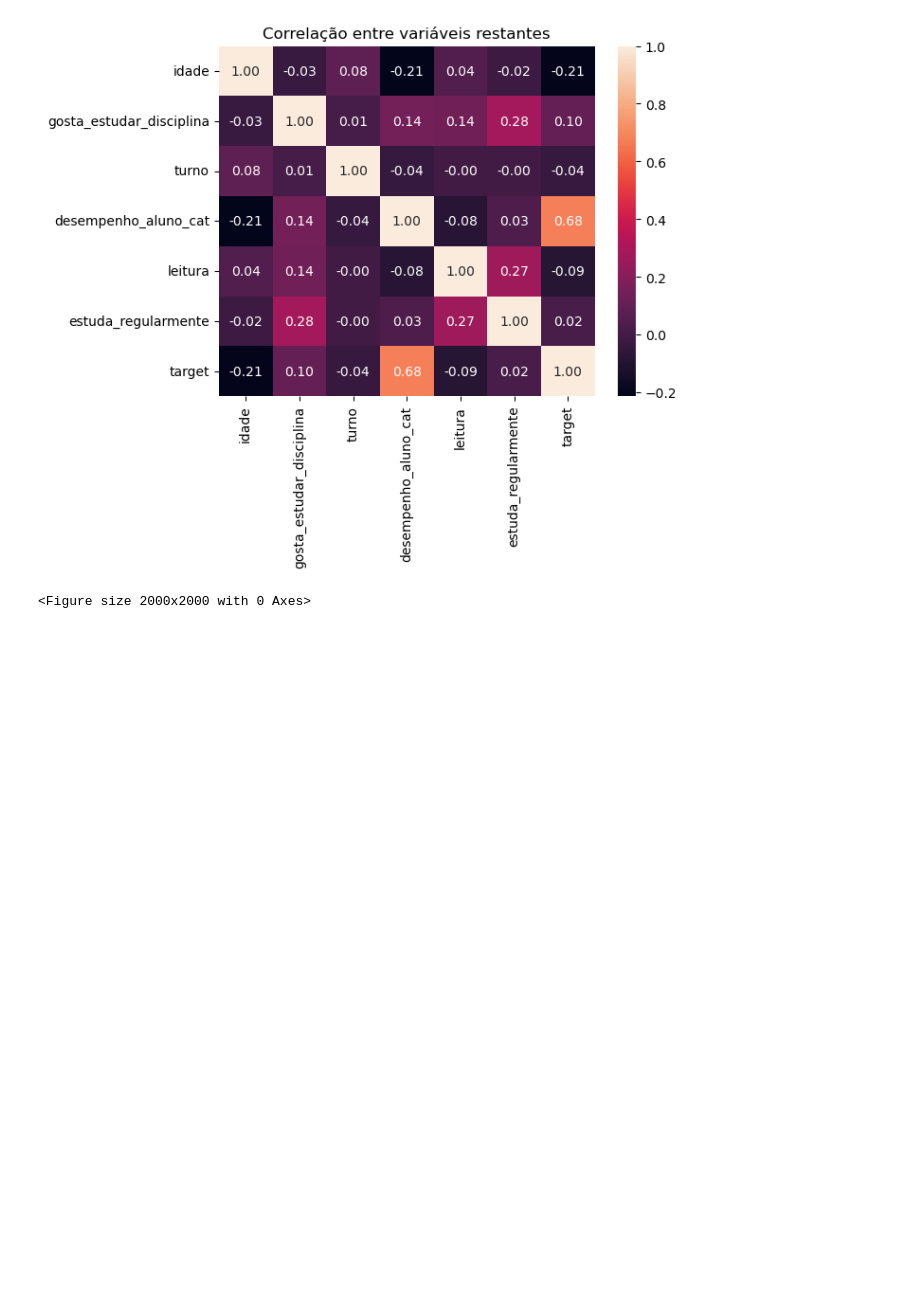
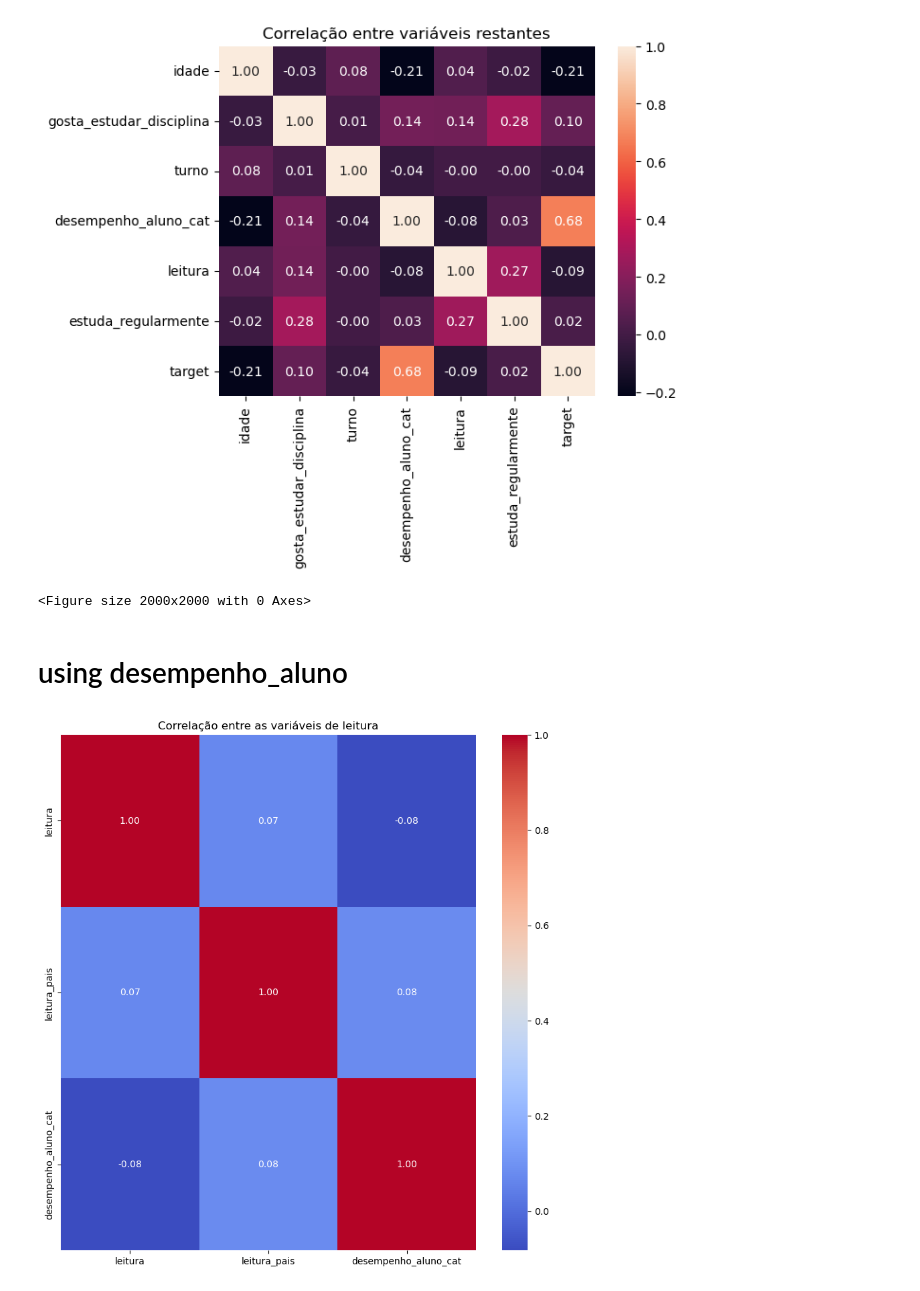
Before and after one commit to JamboTechUFPB/SAEB_Classificador, a Jupyter notebook: treatment_analysis/analysis-FE.ipynb, the cells around one changed output. Saved outputs shown, nothing was run; the diff lists cells and outputs as text; code cells hidden in the pictures; blank space fills up the shorter version.

```diff
--- a/treatment_analysis/analysis-FE.ipynb
+++ b/treatment_analysis/analysis-FE.ipynb
@@ -177,3 +179,19 @@ Index(['idade', 'gosta_estudar_disciplina', 'turno', 'desempenho_aluno_cat',
       dtype='object')
 [figure]
 <Figure size 2000x2000 with 0 Axes>
+# %% [markdown]
+# using desempenho_aluno
+# %%
+# selecionando colunas de leitura
+columns_oi = [col for col in df.columns if 'leitura' in col] + ['desempenho_aluno_cat']
+
+# correlação entre as colunas
+correlation = df[columns_oi].corr()
+
+# plotando o heatmap
+plt.figure(figsize=(10, 10))
+sns.heatmap(correlation, annot=True, cmap='coolwarm', fmt=".2f")
+plt.title('Correlação entre as variáveis de leitura')
+plt.show()
+# %% [output]
+[figure, added]
```
Also changed, not shown: parts of 9 cells of this notebook, 2 other files.
